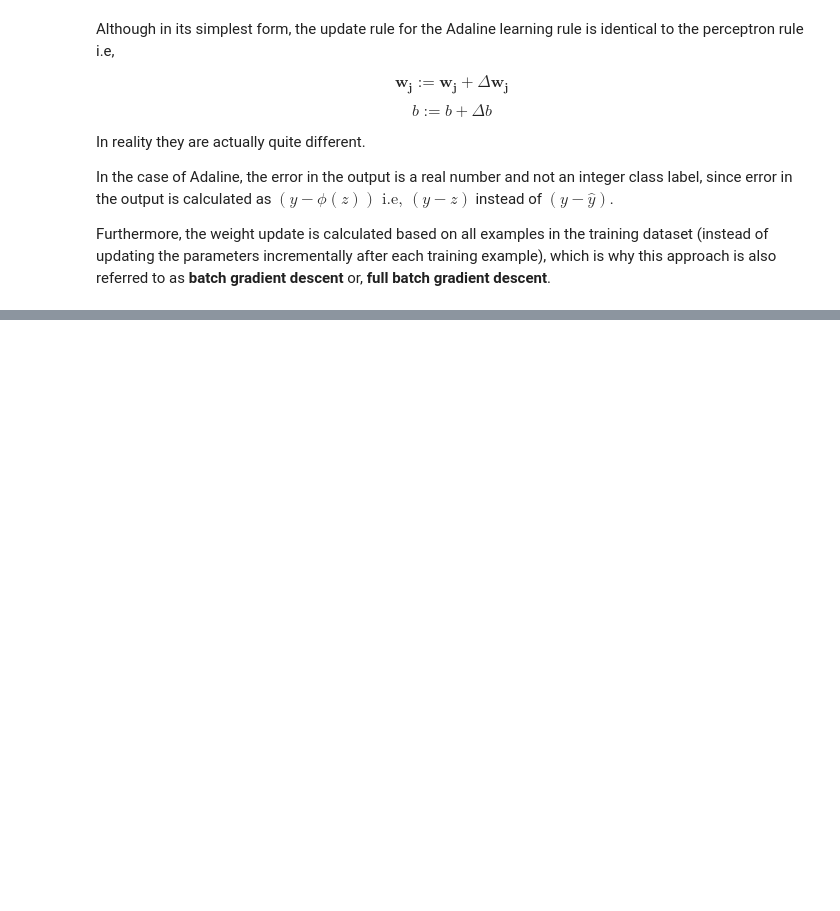
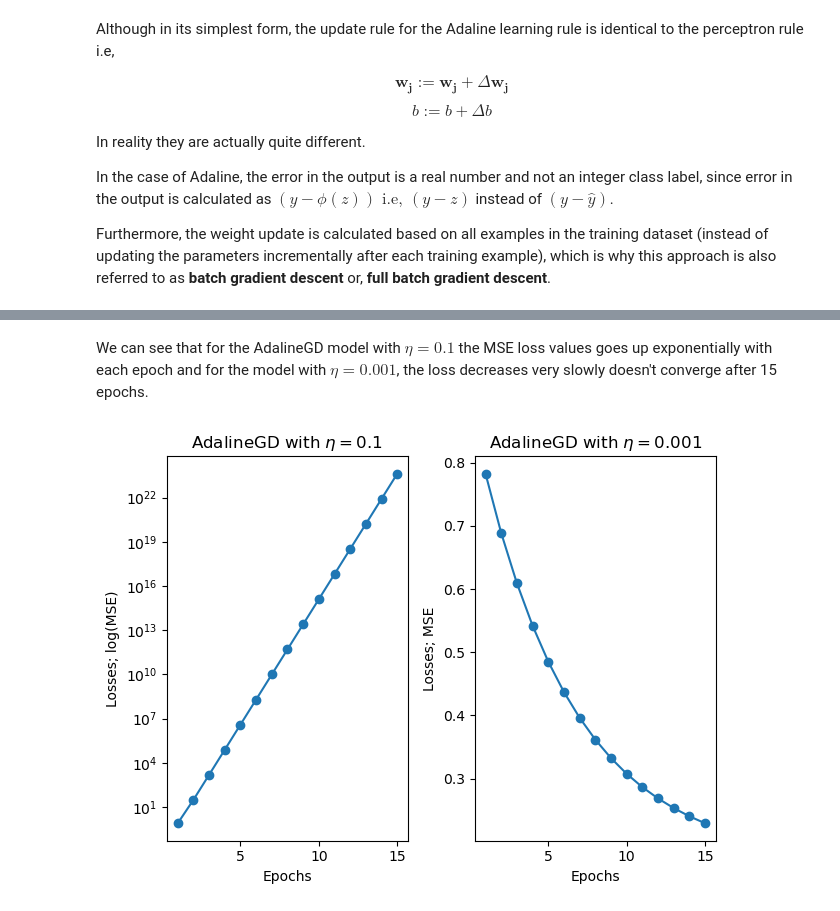
Before and after one commit to AindreaAjax/ML_Introduction, a Jupyter notebook: ML_Basics/02_Perceptron_and_Adaptive_Linear_Neurons.ipynb, the cells around one changed output, grey strips where cells are left out. Saved outputs shown, nothing was run; the diff lists cells and outputs as text; code cells hidden in the pictures; blank space fills up the shorter version.

Commit message:
[sec] AdalineGD

```diff
--- a/ML_Basics/02_Perceptron_and_Adaptive_Linear_Neurons.ipynb
+++ b/ML_Basics/02_Perceptron_and_Adaptive_Linear_Neurons.ipynb
@@ -157,13 +157,16 @@ class Perceptron:
 
         for _ in range(self.n_epochs):
             epoch_error_count = 0
+
+            # the weights are updated after each observation that's why we use a for loop to iterate over
+            # each observation and update the w_ and b_ parameters inside the loop
             for xi, yi in zip(X, y):
                 # the predict method is used here to get the value of yi_hat
                 # it can also be used for classification of new unseen data points
                 delta_b = self.eta * (yi - self.predict(xi))
 
-                # both xi and wi are arrays of shape (1, m)
-                # xi * wi represents element-wise multiplication
+                # xi is an array of shape (1, m)
+                # xi * delta_b represents element-wise multiplication of xi by a scalar delta_b
                 delta_w = xi * delta_b
 
                 self.b_ += delta_b
@@ -176,7 +179,9 @@ class Perceptron:
         return self
 
     def net_input(self, X):
-        """Calculate net input, z = sum(wj.xj) + b"""
+        """Calculate net input, zi = sum(wj.xj)_i + b"""
+        # Condition for Dot multiplication --> A: (n x m); B: (m x p); C = A.B : (n x p)
+        # Condition for Cross multiplication --> A: (n x m); B: (p x m); C = AxB : (n x p)
         return np.dot(X, self.w_) + self.b_
 
     def predict(self, X):
@@ -424,0 +555,10 @@ Furthermore, the weight update is calculated based on all examples in the traini
+# %%
+# model instantiation
+ada1 = AdalineGD(eta=0.1, n_epochs=15)
+ada2 = AdalineGD(eta=0.001, n_epochs=15)
+# %%
+# fitting the models to the subset of Iris data used previously for training the Perceptron
+# features - sepal_length, petal_length
+# target - 0: setosa, 1: versicolor
+ada1.fit(X, y)
+ada2.fit(X, y)
@@ -424,0 +590,22 @@ Furthermore, the weight update is calculated based on all examples in the traini
+# %% [markdown]
+We can see that for the AdalineGD model with $\eta=0.1$ the MSE loss values goes up exponentially with each epoch and for the model with $\eta=0.001$, the loss decreases very slowly doesn't converge after 15 epochs.
+# %%
+# visualizing the losses over the epochs
+fig, [ax0, ax1] = plt.subplots(nrows=1, ncols=2)
+
+# we will use a log-scale to represent losses in the first model since they are very large
+ax0.plot(range(1, ada1.n_epochs + 1), ada1.losses_, marker="o")
+ax0.set(
+    yscale="log",
+    xlabel="Epochs",
+    ylabel="Losses; log(MSE)",
+    title=r"AdalineGD with $\eta = 0.1$",
+)
+
+ax1.plot(range(1, ada2.n_epochs + 1), ada2.losses_, marker="o")
+ax1.set(xlabel="Epochs", ylabel="Losses; MSE", title=r"AdalineGD with $\eta = 0.001$")
+
+plt.tight_layout()
+plt.show()
+# %% [output]
+[figure, added]
```
Also changed, not shown: parts of 37 cells of this notebook.
